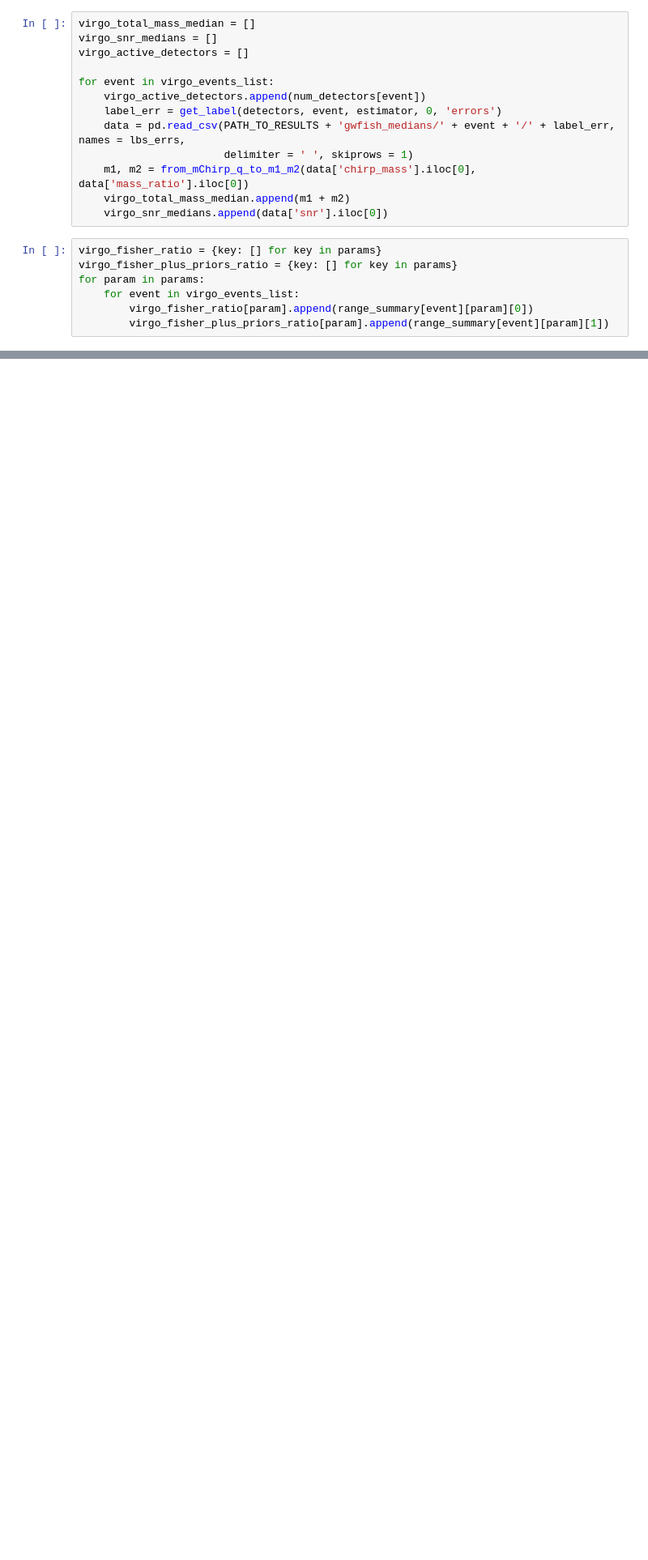
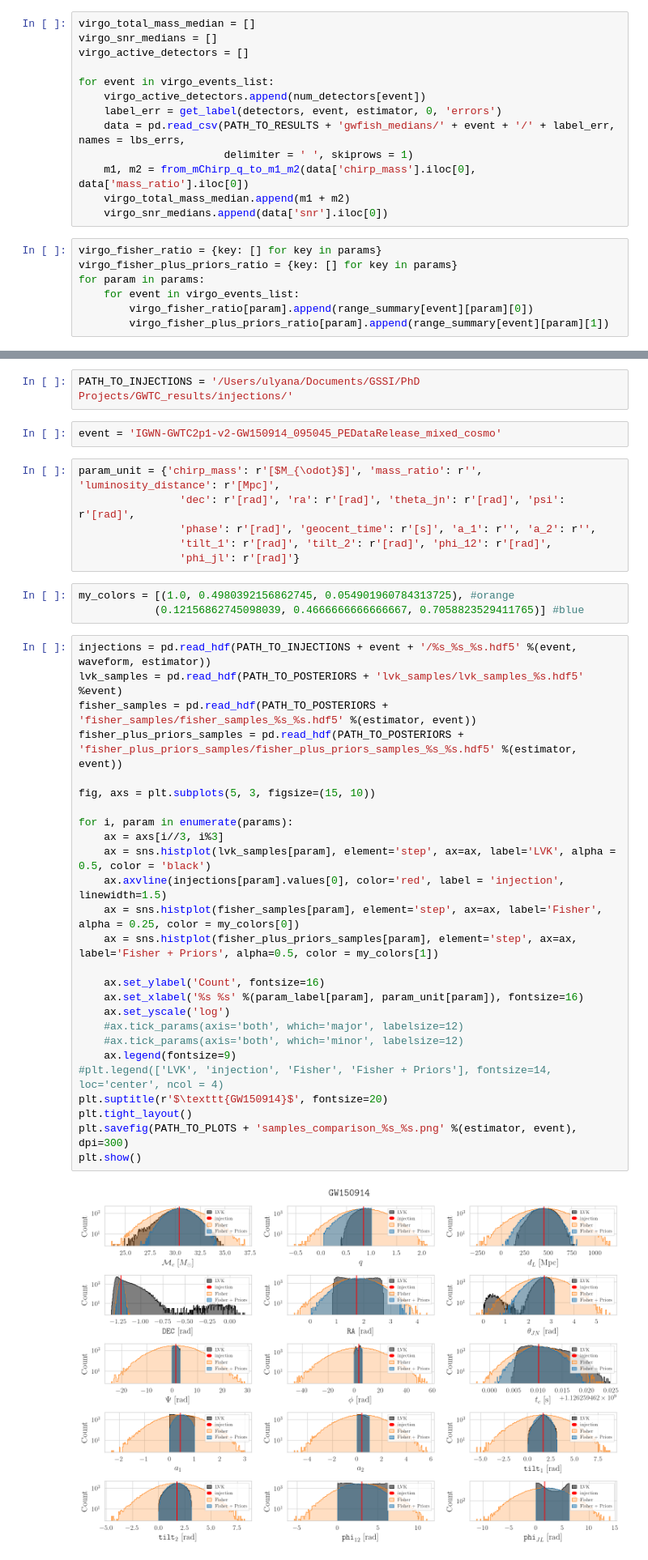
Before and after one commit to u-dupletsa/GWFish-meets-Priors, a Jupyter notebook: confidence_levels_ratio_plots_all_ev.ipynb, the cells around one changed output, grey strips where cells are left out. Shown at 81% size. Saved outputs shown, nothing was run; the diff lists cells and outputs as text; blank space fills up the shorter version.

Commit message:
added single event samples plot for paper

```diff
--- a/confidence_levels_ratio_plots_all_ev.ipynb
+++ b/confidence_levels_ratio_plots_all_ev.ipynb
@@ -221,3 +221,44 @@ plt.savefig(PATH_TO_PLOTS + 'histograms_%s.png' %estimator, dpi=300)
 plt.show()
 # %% [output]
 [figure]
+# %%
+PATH_TO_INJECTIONS = '/Users/ulyana/Documents/GSSI/PhD Projects/GWTC_results/injections/'
+# %%
+event = 'IGWN-GWTC2p1-v2-GW150914_095045_PEDataRelease_mixed_cosmo'
+# %%
+param_unit = {'chirp_mass': r'[$M_{\odot}$]', 'mass_ratio': r'', 'luminosity_distance': r'[Mpc]',
+                'dec': r'[rad]', 'ra': r'[rad]', 'theta_jn': r'[rad]', 'psi': r'[rad]',
+                'phase': r'[rad]', 'geocent_time': r'[s]', 'a_1': r'', 'a_2': r'',
+                'tilt_1': r'[rad]', 'tilt_2': r'[rad]', 'phi_12': r'[rad]',
+                'phi_jl': r'[rad]'}
+# %%
+my_colors = [(1.0, 0.4980392156862745, 0.054901960784313725), #orange
+            (0.12156862745098039, 0.4666666666666667, 0.7058823529411765)] #blue
+# %%
+injections = pd.read_hdf(PATH_TO_INJECTIONS + event + '/%s_%s_%s.hdf5' %(event, waveform, estimator))
+lvk_samples = pd.read_hdf(PATH_TO_POSTERIORS + 'lvk_samples/lvk_samples_%s.hdf5' %event)
+fisher_samples = pd.read_hdf(PATH_TO_POSTERIORS + 'fisher_samples/fisher_samples_%s_%s.hdf5' %(estimator, event))
+fisher_plus_priors_samples = pd.read_hdf(PATH_TO_POSTERIORS + 'fisher_plus_priors_samples/fisher_plus_priors_samples_%s_%s.hdf5' %(estimator, event))
+
+fig, axs = plt.subplots(5, 3, figsize=(15, 10))
+
+for i, param in enumerate(params):
+    ax = axs[i//3, i%3]
+    ax = sns.histplot(lvk_samples[param], element='step', ax=ax, label='LVK', alpha = 0.5, color = 'black')
+    ax.axvline(injections[param].values[0], color='red', label = 'injection', linewidth=1.5)
+    ax = sns.histplot(fisher_samples[param], element='step', ax=ax, label='Fisher', alpha = 0.25, color = my_colors[0])
+    ax = sns.histplot(fisher_plus_priors_samples[param], element='step', ax=ax, label='Fisher + Priors', alpha=0.5, color = my_colors[1])
+
+    ax.set_ylabel('Count', fontsize=16)
+    ax.set_xlabel('%s %s' %(param_label[param], param_unit[param]), fontsize=16)
+    ax.set_yscale('log')
+    #ax.tick_params(axis='both', which='major', labelsize=12)
+    #ax.tick_params(axis='both', which='minor', labelsize=12)
+    ax.legend(fontsize=9)
+#plt.legend(['LVK', 'injection', 'Fisher', 'Fisher + Priors'], fontsize=14, loc='center', ncol = 4)
+plt.suptitle(r'$\texttt{GW150914}$', fontsize=20)
+plt.tight_layout()
+plt.savefig(PATH_TO_PLOTS + 'samples_comparison_%s_%s.png' %(estimator, event), dpi=300)
+plt.show()
+# %% [output]
+[figure, added]
```
Also changed, not shown: parts of 1 cell of this notebook.
